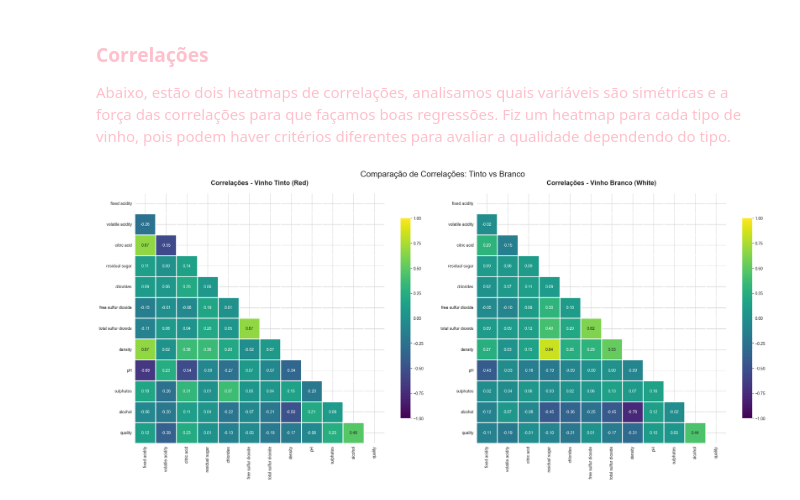
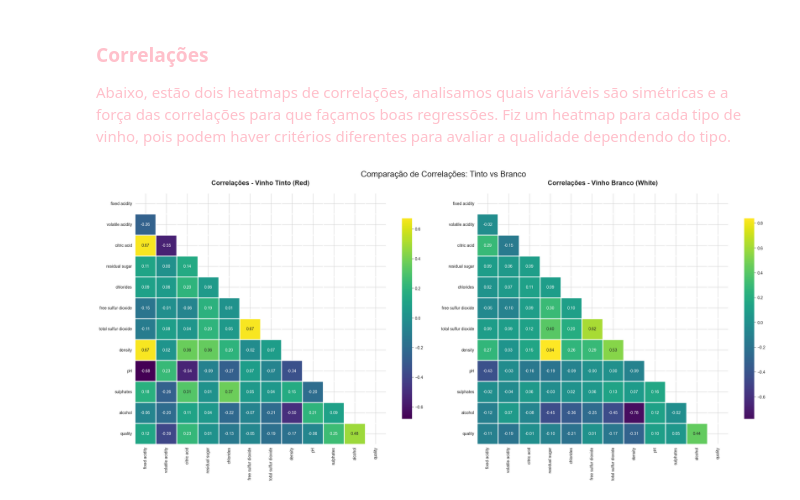
Before and after one commit to viabdon/wine-quality-statistical-analysis, a Jupyter notebook: notebooks/projeto.ipynb, the cells around one changed output. Saved outputs shown, nothing was run; the diff lists cells and outputs as text; code cells hidden in the pictures.

```diff
--- a/notebooks/projeto.ipynb
+++ b/notebooks/projeto.ipynb
@@ -194,37 +194,36 @@ outlier_df
 fig, axes = plt.subplots(1, 2, figsize=(24, 10))
 wine_types = ["red", "white"]
 titles = ["Correlações - Vinho Tinto (Red)", "Correlações - Vinho Branco (White)"]
 
 for i, wine_type in enumerate(wine_types):
     df_filtered = df[df["type"] == wine_type]
     correlation_matrix = df_filtered[numeric_cols].corr()
 
     # Cria uma máscara responsável por remover a metade duplicada das correlações
     mask = np.triu(np.ones_like(correlation_matrix, dtype=bool))
 
     sns.heatmap(
         correlation_matrix,
         mask=mask,
         annot=True,
         fmt=".2f",
         cmap="viridis",
         center=0,
         square=True,
         linewidths=1,
         cbar_kws={"shrink": 0.8},
-        ax=axes[i],
-        vmin = -1, vmax = 1
-    )
+        ax=axes[i]
+    )  # Deixei sem o vmin e o vmax pois fica mais fácil de visualizar os valores mais relevantes
 
     axes[i].set_title(
         f"{titles[i]}", fontsize=16, fontweight="bold", pad=20
     )
 
 plt.suptitle("Comparação de Correlações: Tinto vs Branco", fontsize=20, y=1.02)
 plt.tight_layout()
 plt.show()
 # %% [output]
-[figure, old version]
+[figure, new version]
 # %% [markdown]
 <span style="color: pink;"> A escolha de dividir entre tipos foi o correto, antes havia feito o mesmo heatmap para o dataset inteiro, juntando os tipos de vinhos, mas não obtive bons resultados nas correlações, enquanto dessa forma temos valores muito mais norteadores.
 
```
Also changed, not shown: parts of 8 cells of this notebook.
